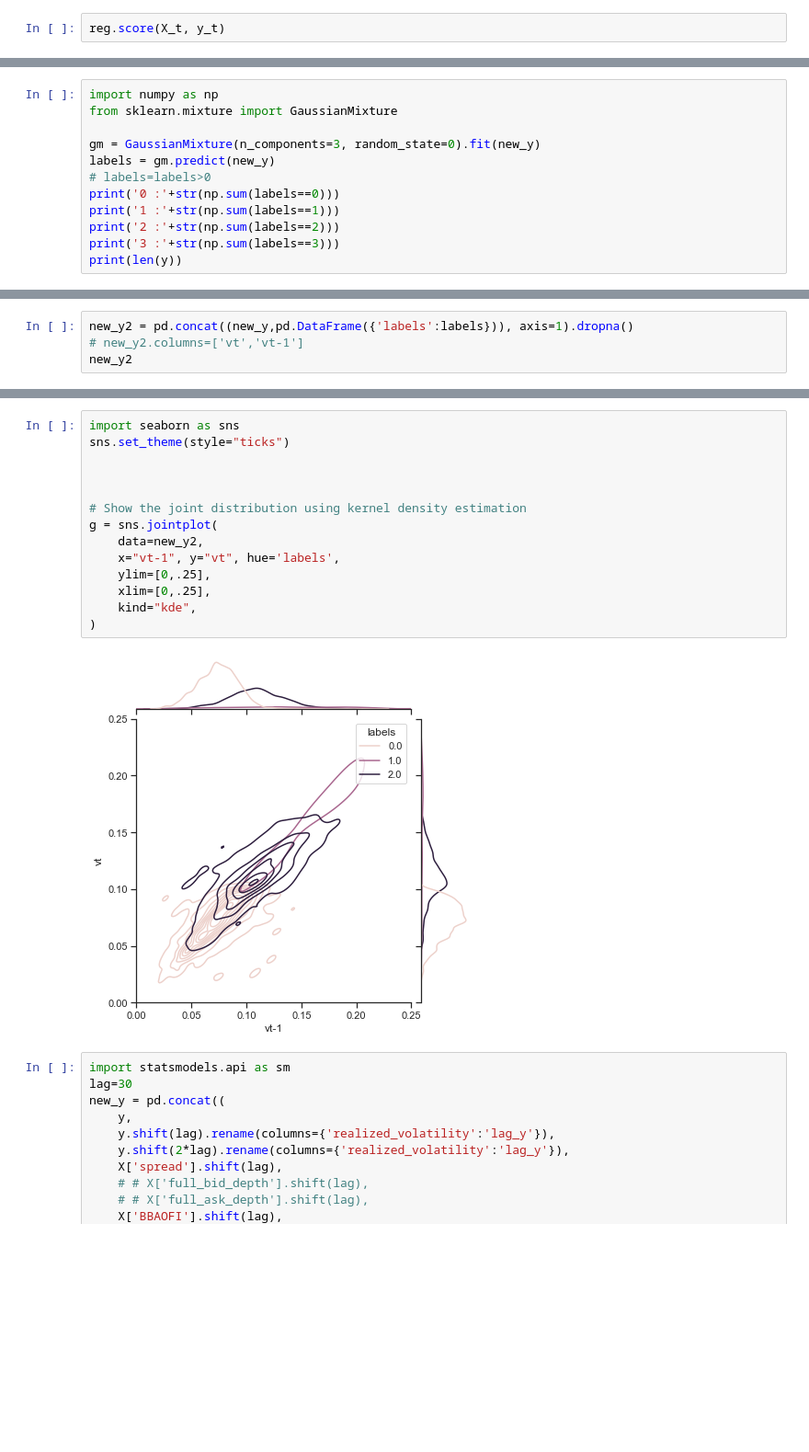
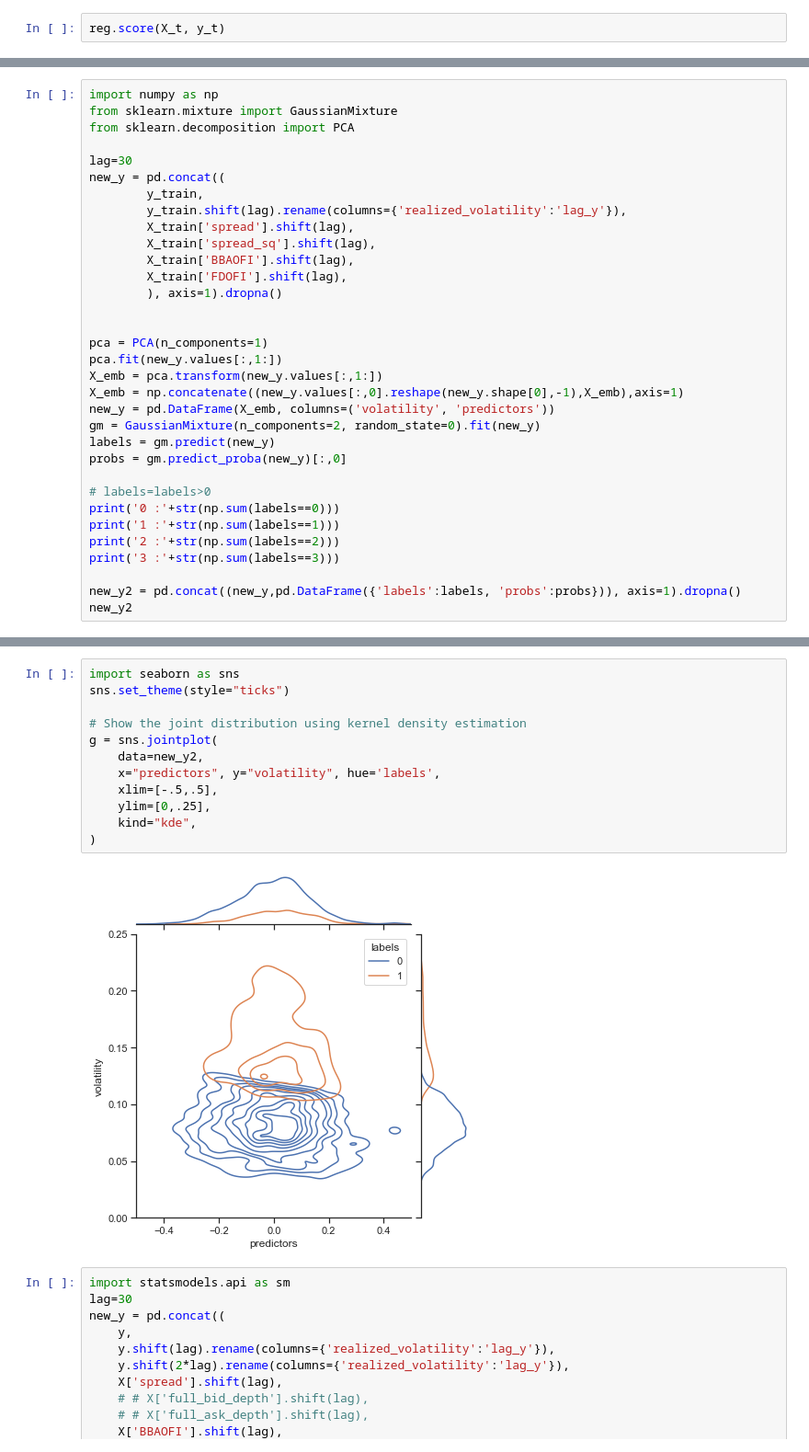
Before and after one commit to abefarkas/Thalassa_Regime_Classifier, a Jupyter notebook: notebooks/FIPM_new_data-model-flow.ipynb, the cells around one changed output, grey strips where cells are left out. Shown: that part at 92% size. Cells and saved outputs as stored; diff of their text form; blank space fills up the shorter version.

```diff
--- a/notebooks/FIPM_new_data-model-flow.ipynb
+++ b/notebooks/FIPM_new_data-model-flow.ipynb
@@ -272,13 +354,34 @@ new_y
 # %%
 import numpy as np
 from sklearn.mixture import GaussianMixture
+from sklearn.decomposition import PCA
 
-gm = GaussianMixture(n_components=3, random_state=0).fit(new_y)
+lag=30
+new_y = pd.concat((
+        y_train,
+        y_train.shift(lag).rename(columns={'realized_volatility':'lag_y'}),
+        X_train['spread'].shift(lag),
+        X_train['spread_sq'].shift(lag),
+        X_train['BBAOFI'].shift(lag),
+        X_train['FDOFI'].shift(lag),
+        ), axis=1).dropna()
+
+
+pca = PCA(n_components=1)
+pca.fit(new_y.values[:,1:])
+X_emb = pca.transform(new_y.values[:,1:])
+X_emb = np.concatenate((new_y.values[:,0].reshape(new_y.shape[0],-1),X_emb),axis=1)
+new_y = pd.DataFrame(X_emb, columns=('volatility', 'predictors'))
+gm = GaussianMixture(n_components=2, random_state=0).fit(new_y)
 labels = gm.predict(new_y)
+probs = gm.predict_proba(new_y)[:,0]
+
 # labels=labels>0
 print('0 :'+str(np.sum(labels==0)))
 print('1 :'+str(np.sum(labels==1)))
 print('2 :'+str(np.sum(labels==2)))
 print('3 :'+str(np.sum(labels==3)))
-print(len(y))
+
+new_y2 = pd.concat((new_y,pd.DataFrame({'labels':labels, 'probs':probs})), axis=1).dropna()
+new_y2
 # %% [output]
@@ -290,4 +404,0 @@ print(len(y))
-# %%
-new_y2 = pd.concat((new_y,pd.DataFrame({'labels':labels})), axis=1).dropna()
-# new_y2.columns=['vt','vt-1']
-new_y2
@@ -308,19 +405,17 @@ new_y2
 # %%
 import seaborn as sns
 sns.set_theme(style="ticks")
 
-
-
 # Show the joint distribution using kernel density estimation
 g = sns.jointplot(
     data=new_y2,
-    x="vt-1", y="vt", hue='labels',
+    x="predictors", y="volatility", hue='labels',
+    xlim=[-.5,.5],
     ylim=[0,.25],
-    xlim=[0,.25],
     kind="kde",
 )
 # %% [output]
-[figure, old version]
+[figure, new version]
 # %%
 import statsmodels.api as sm
 lag=30
```
Also changed, not shown: parts of 9 cells of this notebook.
